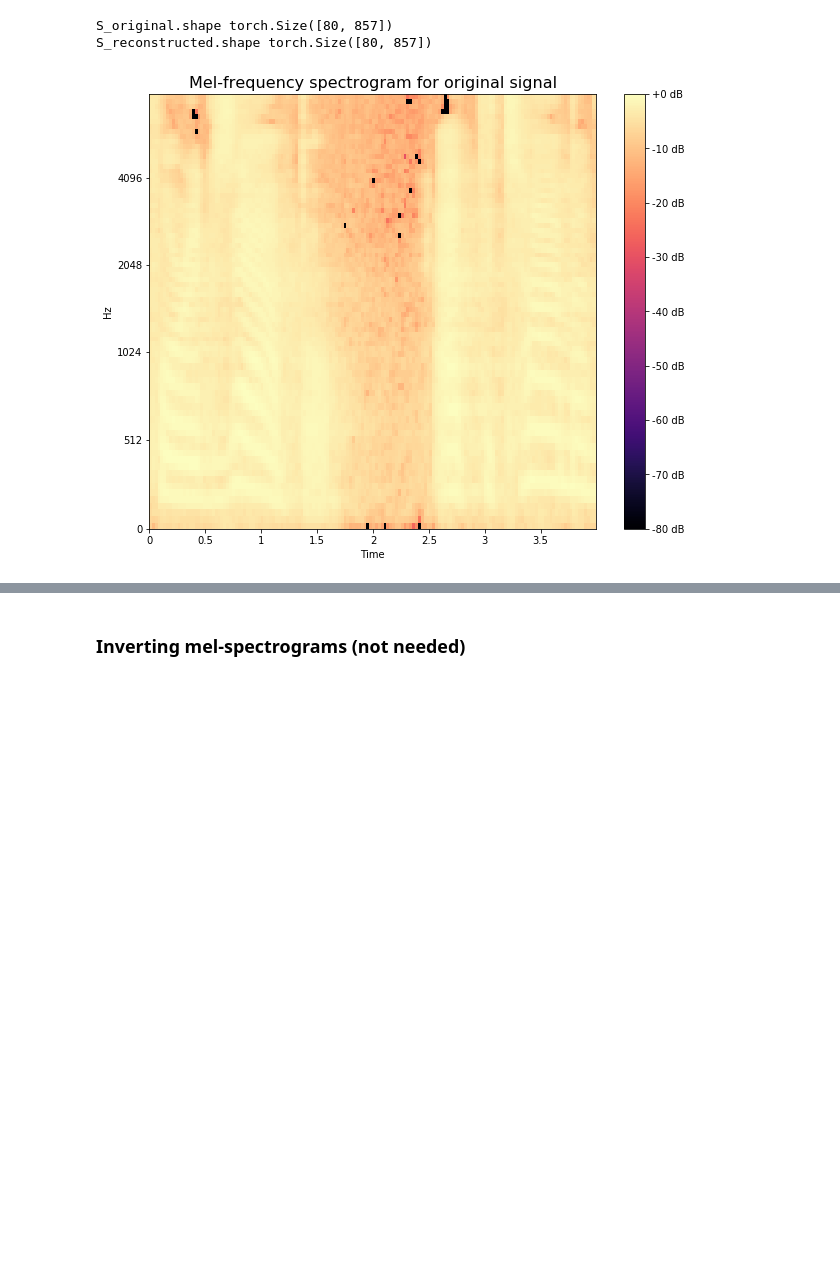
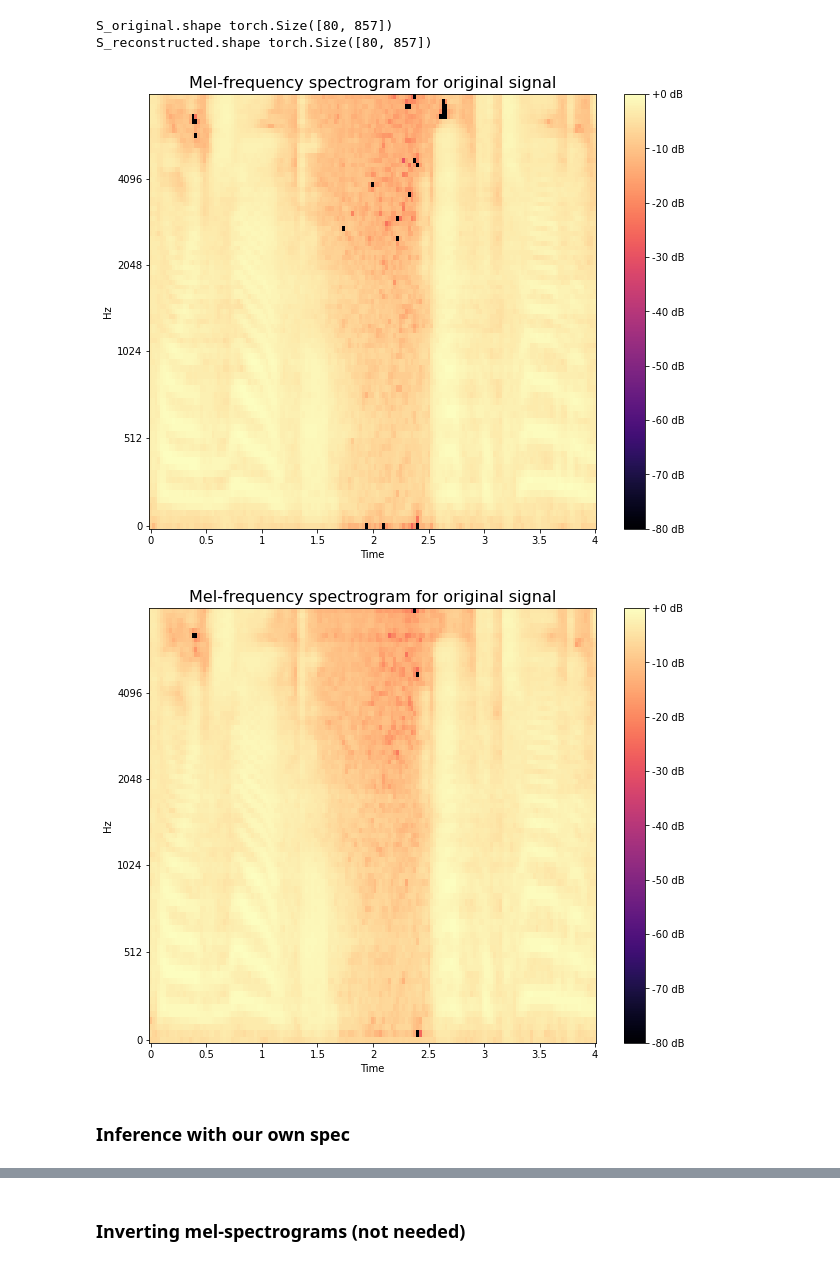
Before and after one commit to nicoladainese96/hifi-gan, a Jupyter notebook: 00_prepare_dataset.ipynb, the cells around one changed output, grey strips where cells are left out. Cells and saved outputs as stored; diff of their text form; code cells hidden in the pictures; blank space fills up the shorter version.

```diff
--- a/00_prepare_dataset.ipynb
+++ b/00_prepare_dataset.ipynb
@@ -257,10 +259,10 @@ from env import AttrDict
 import json
 
 with open('weights/config.json') as f:
-    data = f.read()
+    _data = f.read()
 
 global h
-json_config = json.loads(data)
+json_config = json.loads(_data)
 # this is just a fancy way of passing all the arguments inside config.json to a variable h
 h = AttrDict(json_config)
 
@@ -301,4 +307,10 @@ S_reconstructed.shape torch.Size([80, 857])
 # %%
 plot_mel_spectrogram(S_original, f'Mel-frequency spectrogram for original signal', convert_to_db=True)
 # %% [output]
-[figure, old version]
+[figure, new version]
+# %%
+plot_mel_spectrogram(S_reconstructed, f'Mel-frequency spectrogram for original signal', convert_to_db=True)
+# %% [output]
+[figure, added]
+# %% [markdown]
+### Inference with our own spec
```
Also changed, not shown: parts of 18 cells of this notebook, 1 other file.
